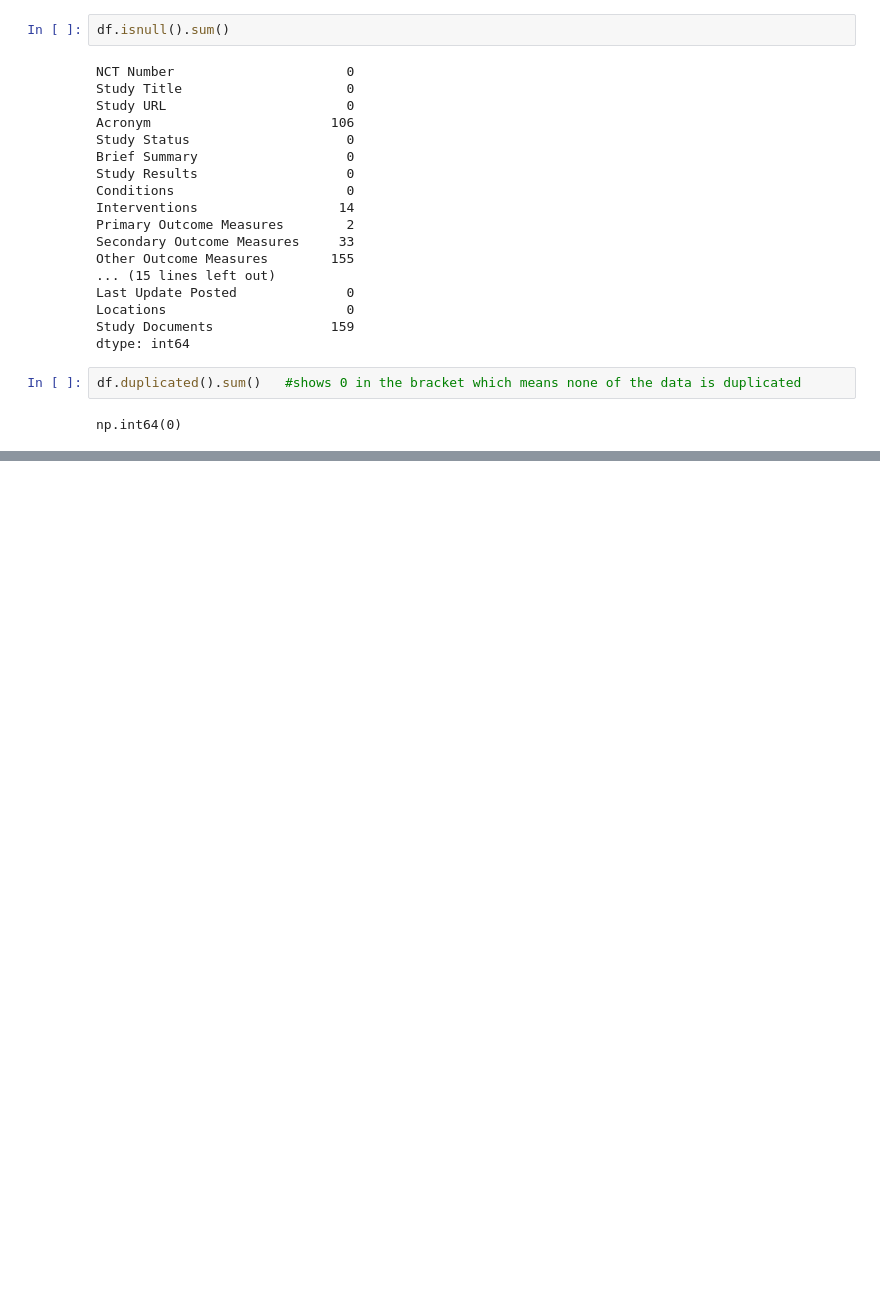
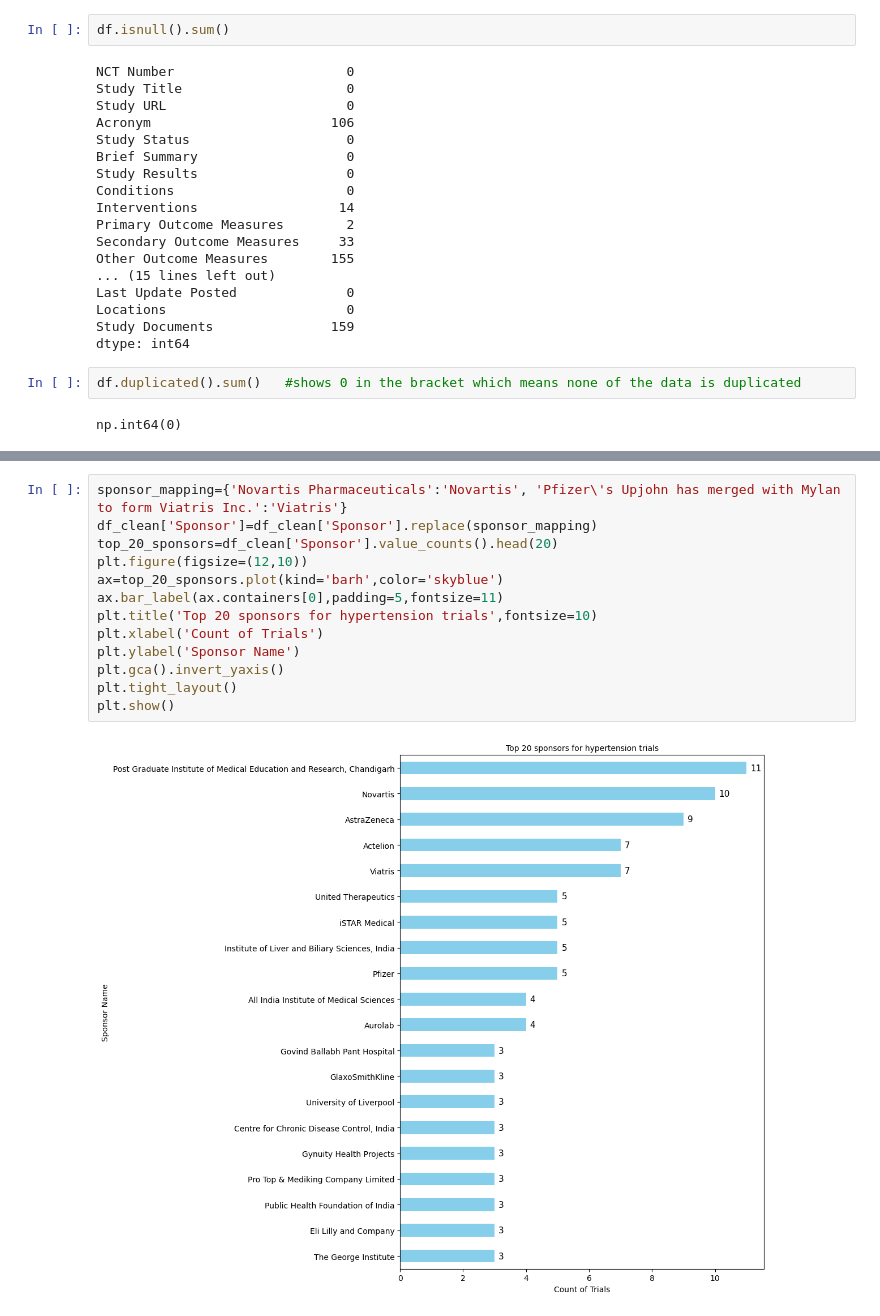
Before and after one commit to aliza0811/Hypertension-Clinical-Trial-Analysis, a Jupyter notebook: HYPERTENSION.ipynb, the cells around one changed output, grey strips where cells are left out. Saved outputs shown, nothing was run; the diff lists cells and outputs as text; blank space fills up the shorter version.

```diff
--- a/HYPERTENSION.ipynb
+++ b/HYPERTENSION.ipynb
@@ -62,0 +218,15 @@ columns_to_drop = ['Acronym', 'Study URL',
+# %%
+sponsor_mapping={'Novartis Pharmaceuticals':'Novartis', 'Pfizer\'s Upjohn has merged with Mylan to form Viatris Inc.':'Viatris'}
+df_clean['Sponsor']=df_clean['Sponsor'].replace(sponsor_mapping)
+top_20_sponsors=df_clean['Sponsor'].value_counts().head(20)
+plt.figure(figsize=(12,10))
+ax=top_20_sponsors.plot(kind='barh',color='skyblue')
+ax.bar_label(ax.containers[0],padding=5,fontsize=11)
+plt.title('Top 20 sponsors for hypertension trials',fontsize=10)
+plt.xlabel('Count of Trials')
+plt.ylabel('Sponsor Name')
+plt.gca().invert_yaxis()
+plt.tight_layout()
+plt.show()
+# %% [output]
+[figure, added]
```
Also changed, not shown: parts of 20 cells of this notebook.
